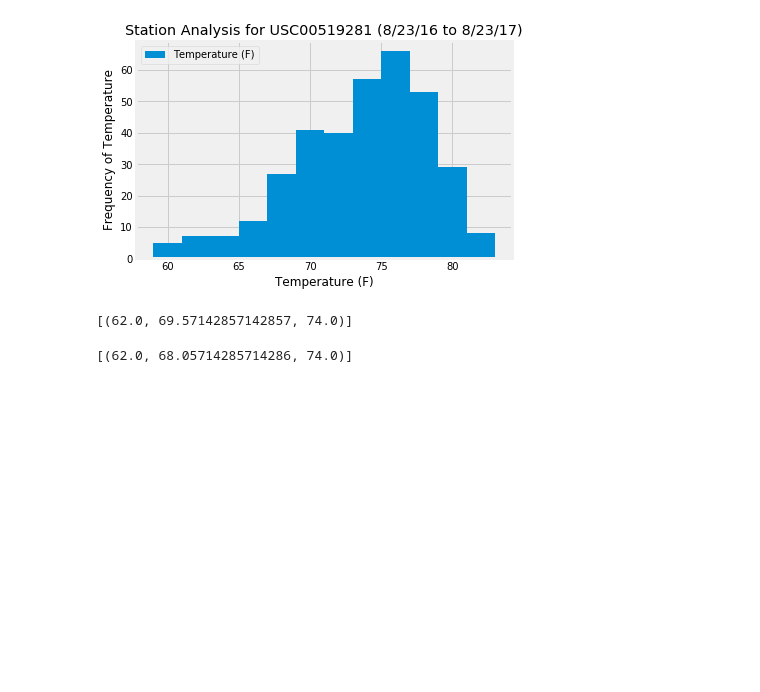
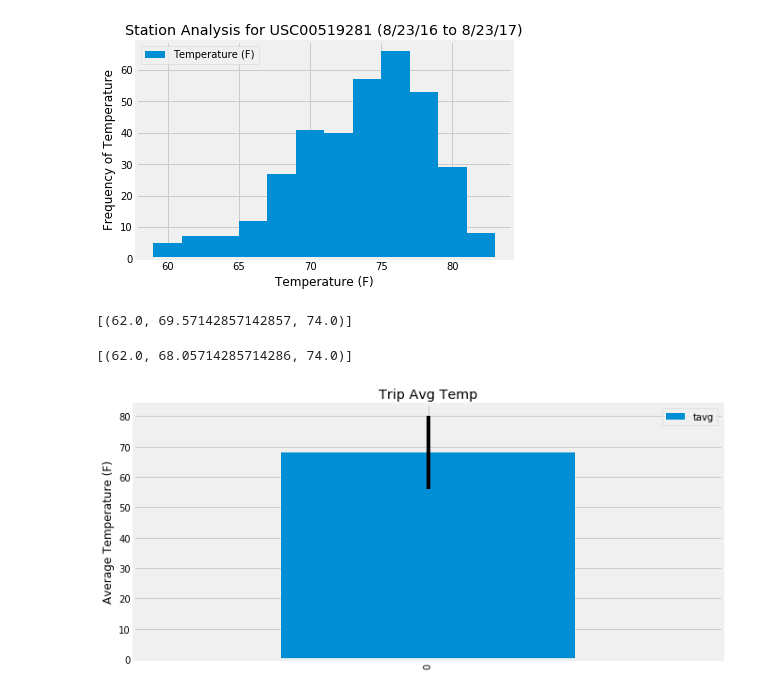
Before and after one commit to erikarberry/sqlalchemy-challenge, a Jupyter notebook: climate_HI.ipynb, the cells around one changed output. Saved outputs shown, nothing was run; the diff lists cells and outputs as text; code cells hidden in the pictures; blank space fills up the shorter version.

```diff
--- a/climate_HI.ipynb
+++ b/climate_HI.ipynb
@@ -204,8 +202,17 @@ print(calc_temp)
 # %%
 # Plot the results from your previous query as a bar chart.
 # Use "Trip Avg Temp" as your Title
 # Use the average temperature for the y value
 # Use the peak-to-peak (tmax-tmin) value as the y error bar (yerr)
+calc_temp_df = pd.DataFrame(calc_temp, columns=['tmin', 'tavg', 'tmax'])
+calc_temp_df
+
+calc_temp_df.plot.bar(y='tavg', yerr=(calc_temp_df['tmax'] - calc_temp_df['tmin']), title='Trip Avg Temp', figsize=(10,5))
+plt.ylabel("Average Temperature (F)")
+plt.savefig("output/TripAvgTemp.png")
+plt.show()
+# %% [output]
+[figure, added]
 # %%
 # Calculate the total amount of rainfall per weather station for your trip dates using the previous year's matching dates.
 # Sort this in descending order by precipitation amount and list the station, name, latitude, longitude, and elevation
```
Also changed, not shown: parts of 3 cells of this notebook, 2 other files.
